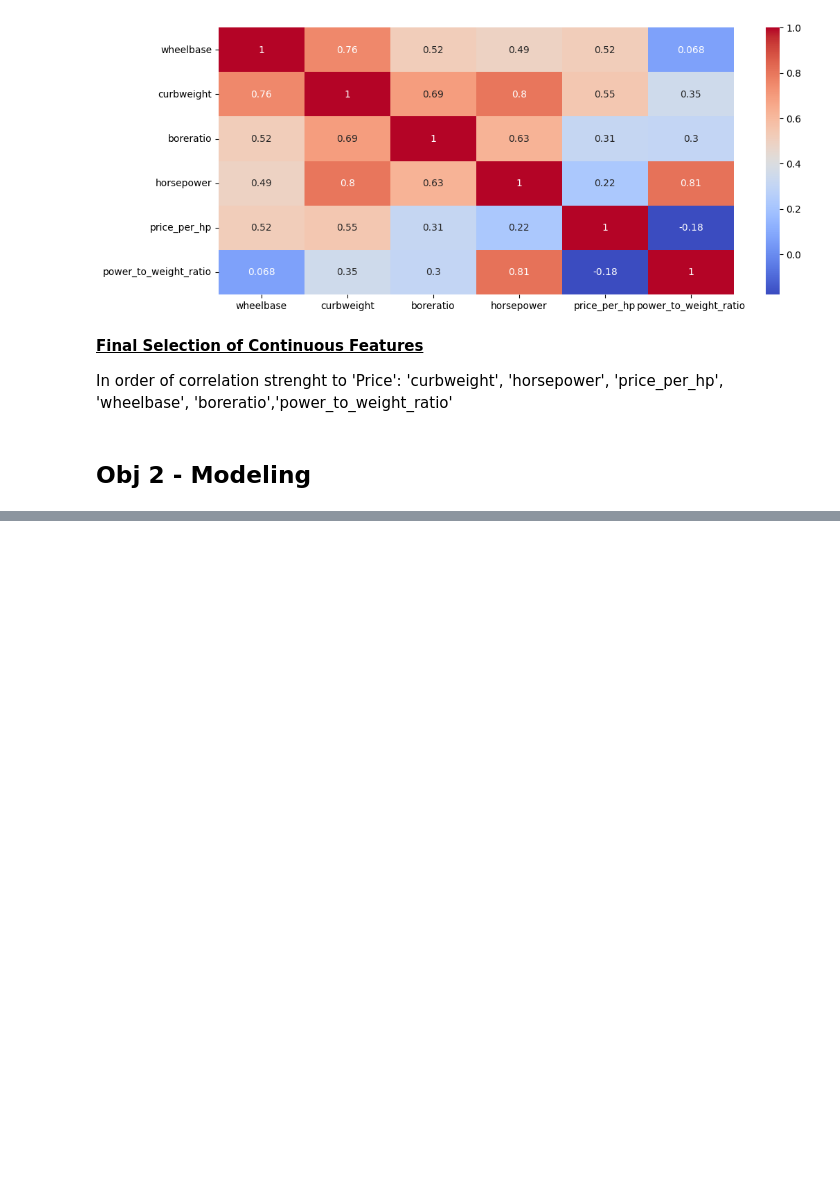
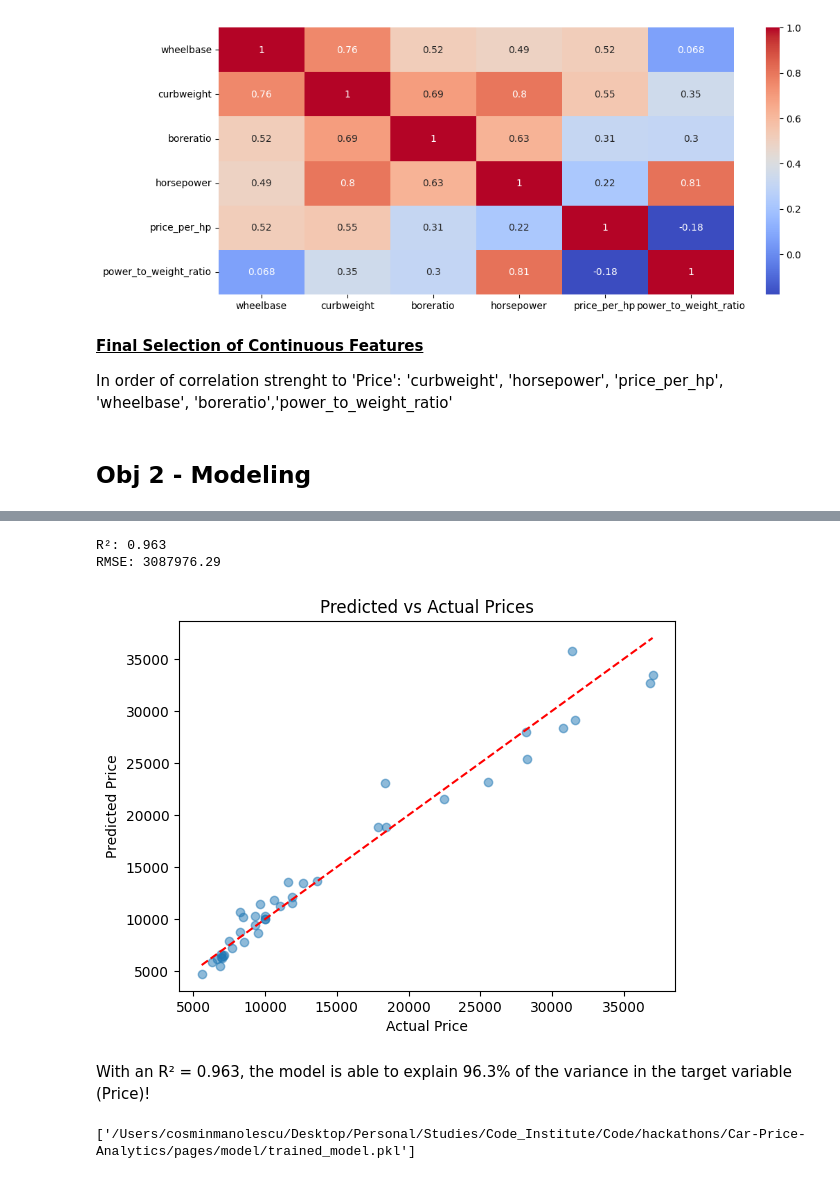
Before and after one commit to CoMa95/Car-Price-Analytics, a Jupyter notebook: notebooks/07_Hypothesis_5_modeling.ipynb, the cells around one changed output, grey strips where cells are left out. Drawn from its saved outputs; the diff is of its cells as text; code cells hidden in the pictures; blank space fills up the shorter version.

Commit message:
Train multiple regression model; Save as pickle file

```diff
--- a/notebooks/07_Hypothesis_5_modeling.ipynb
+++ b/notebooks/07_Hypothesis_5_modeling.ipynb
@@ -436,0 +462,17 @@ In order of correlation strenght to 'Price': 'curbweight', 'horsepower', 'price_
+# %%
+# categorical encoding and numerical standardisation
+preprocessor = ColumnTransformer(
+    transformers=[
+        ('cat', OneHotEncoder(handle_unknown='ignore', sparse_output=False), cat_features),
+        ('num', StandardScaler(), cont_features)
+    ]
+)
+# %%
+# create model pipeline
+model = Pipeline(steps=[
+    ('preprocessor', preprocessor),
+    ('regressor', LinearRegression())
+])
+# %%
+# fit the model
+model.fit(X_train, y_train)
@@ -436,0 +493,26 @@ In order of correlation strenght to 'Price': 'curbweight', 'horsepower', 'price_
+# %%
+# make predictions and evaluate
+y_pred = model.predict(X_test)
+# print evaluation metrics
+print(f"R²: {r2_score(y_test, y_pred):.3f}")
+print(f"RMSE: {mean_squared_error(y_test, y_pred):.2f}")
+# %% [output]
+R²: 0.963
+RMSE: 3087976.29
+# %%
+# plot predicted vs actual prices
+plt.scatter(y_test, y_pred, alpha=0.5)
+plt.xlabel("Actual Price")
+plt.ylabel("Predicted Price")
+plt.title("Predicted vs Actual Prices")
+plt.plot([y_test.min(), y_test.max()], [y_test.min(), y_test.max()], 'r--')
+plt.show()
+# %% [output]
+[figure, added]
+# %% [markdown]
+With an R² = 0.963, the model is able to explain 96.3% of the variance in the target variable (Price)!
+# %%
+# export the model as a pickle file
+joblib.dump(model, Path.cwd().parent/'pages/model/trained_model.pkl')
+# %% [output]
+['/Users/cosminmanolescu/Desktop/Personal/Studies/Code_Institute/Code/hackathons/Car-Price-Analytics/pages/model/trained_model.pkl']
```
Also changed, not shown: parts of 6 cells of this notebook, 1 other file.
